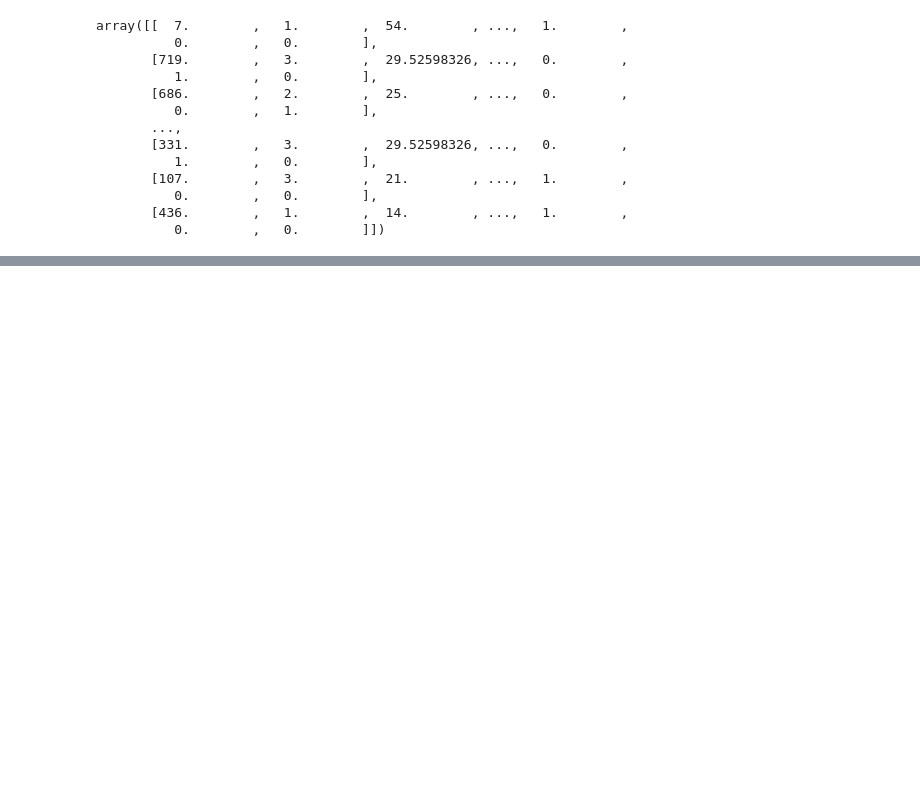
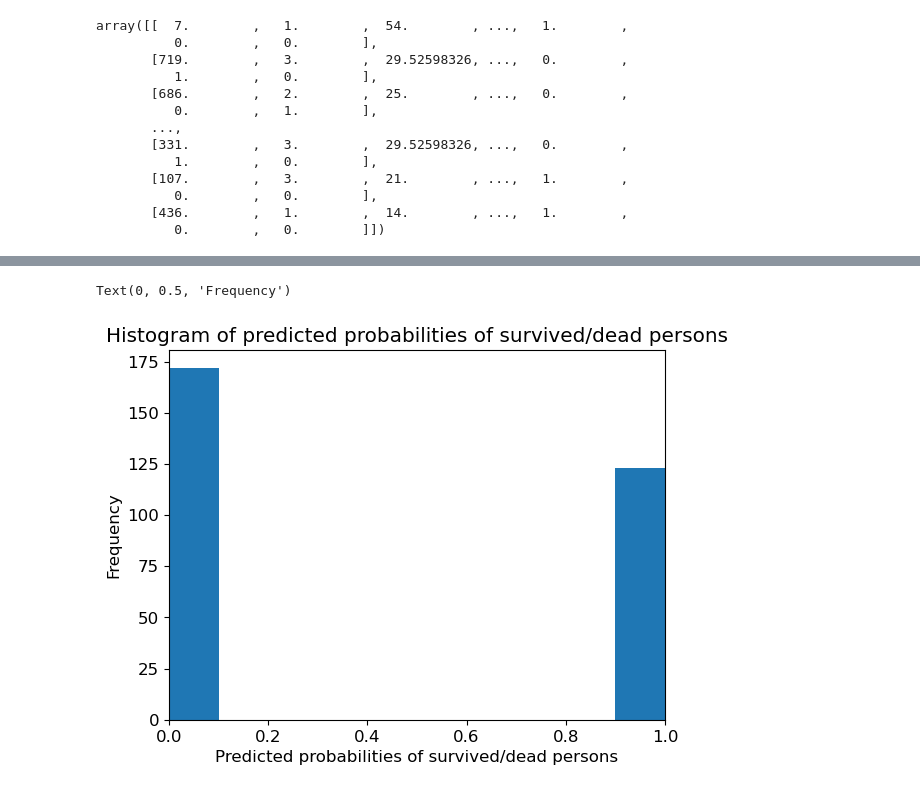
Before and after one commit to chloea31/machine_learning, a Jupyter notebook: notebooks/titanic.ipynb, the cells around one changed output, grey strips where cells are left out. Drawn from its saved outputs; the diff is of its cells as text; code cells hidden in the pictures; blank space fills up the shorter version.

```diff
--- a/notebooks/titanic.ipynb
+++ b/notebooks/titanic.ipynb
@@ -969,0 +1042,26 @@ array([[  7.        ,   1.        ,  54.        , ...,   1.        ,
+# %%
+# plot histogram of predicted probabilities
+
+
+# adjust the font size
+plt.rcParams['font.size'] = 12
+
+
+# plot histogram with 10 bins
+plt.hist(y_pred, bins = 10)
+
+
+# set the title of predicted probabilities
+plt.title('Histogram of predicted probabilities of survived/dead persons')
+
+
+# set the x-axis limit
+plt.xlim(0,1)
+
+
+# set the title
+plt.xlabel('Predicted probabilities of survived/dead persons')
+plt.ylabel('Frequency')
+# %% [output]
+Text(0, 0.5, 'Frequency')
+[figure, added]
```
Also changed, not shown: parts of 10 cells of this notebook.
